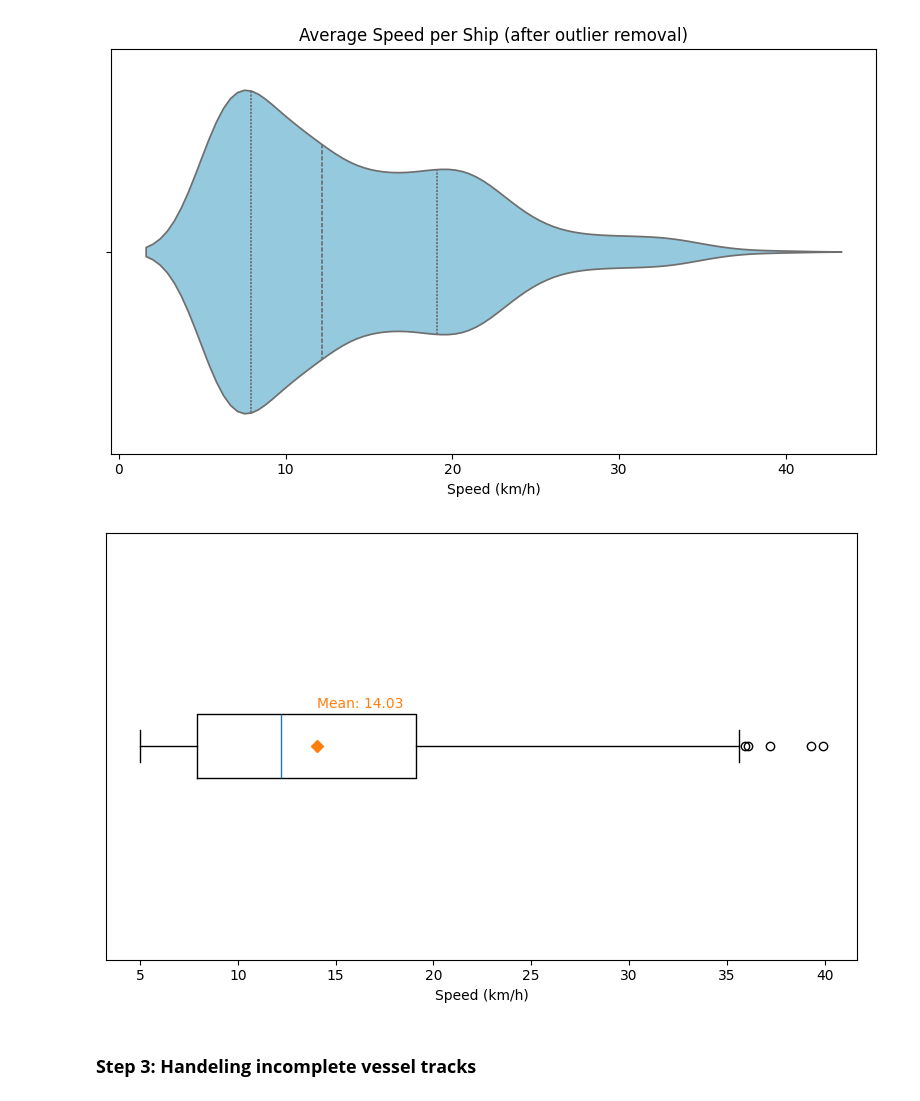
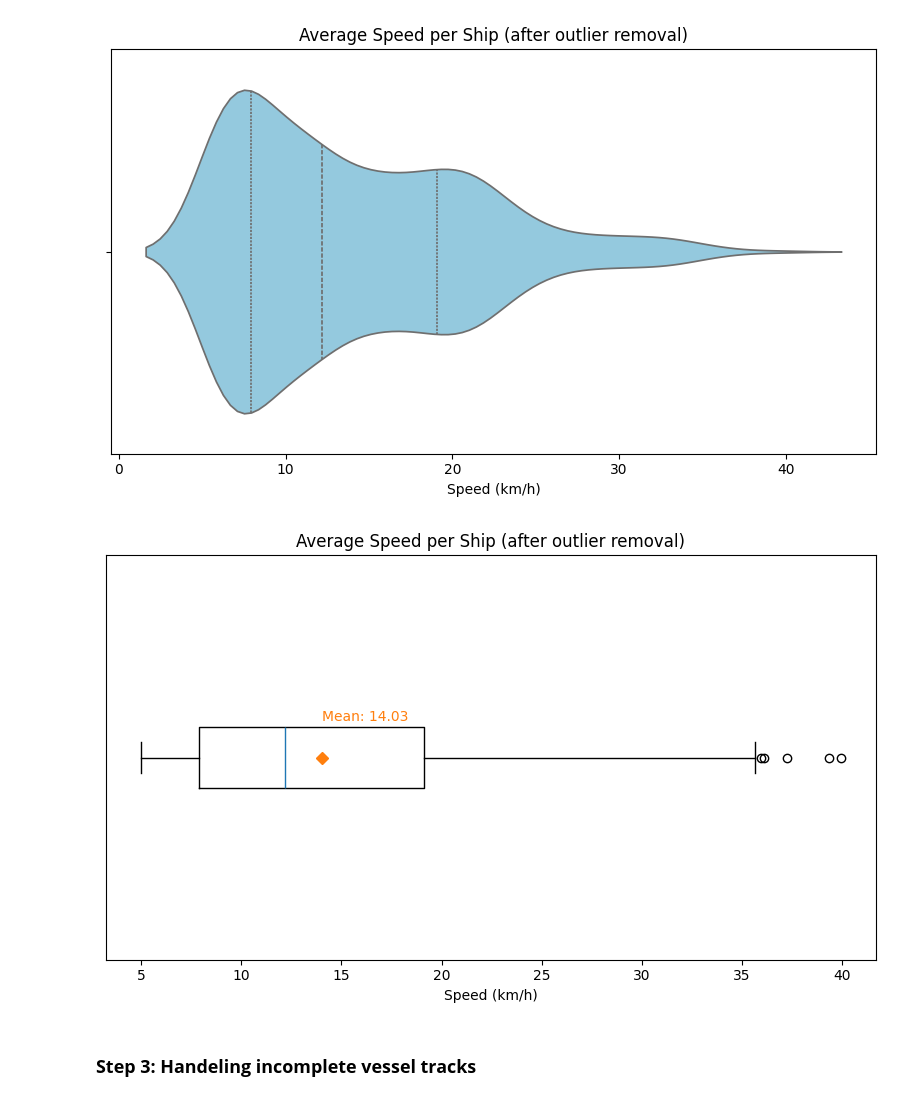
Before and after one commit to grimmmbo/AIS_RF_matching, a Jupyter notebook: notebooks/02_data_preparation.ipynb, the cells around one changed output. Cells and saved outputs as stored; diff of their text form; code cells hidden in the pictures.

```diff
--- a/notebooks/02_data_preparation.ipynb
+++ b/notebooks/02_data_preparation.ipynb
@@ -138,29 +120,30 @@ plt.show()
 # %% [output]
 [figure]
 # %%
+
 data = avg_speeds_boxplot_2["speed_kph"]
 mean_speed = data.mean()
 
 fig, ax = plt.subplots(figsize=(8, 5))
 box = ax.boxplot(
     data,
     vert=False,
     showmeans=True,
     meanprops=dict(marker='D', markerfacecolor='tab:orange', markeredgecolor='tab:orange')
 )
 
 for median in box['medians']:
     median.set_color('tab:blue')
 
 ax.text(mean_speed, 1.1, f"Mean: {mean_speed:.2f}", color='tab:orange', ha='left', va='center')
 
-# ax.set_title("Average Speed per Ship (after outlier removal)")
+ax.set_title("Average Speed per Ship (after outlier removal)")
 ax.set_xlabel("Speed (km/h)")
+ax.set_yticks([])
 plt.tight_layout()
-ax.set_yticks([])
 plt.show()
 # %% [output]
-[figure, old version]
+[figure, new version]
 # %% [markdown]
 ### __Step 3: Handeling incomplete vessel tracks__
 # %% [markdown]
```
Also changed, not shown: parts of 12 cells of this notebook, 56 other files.
